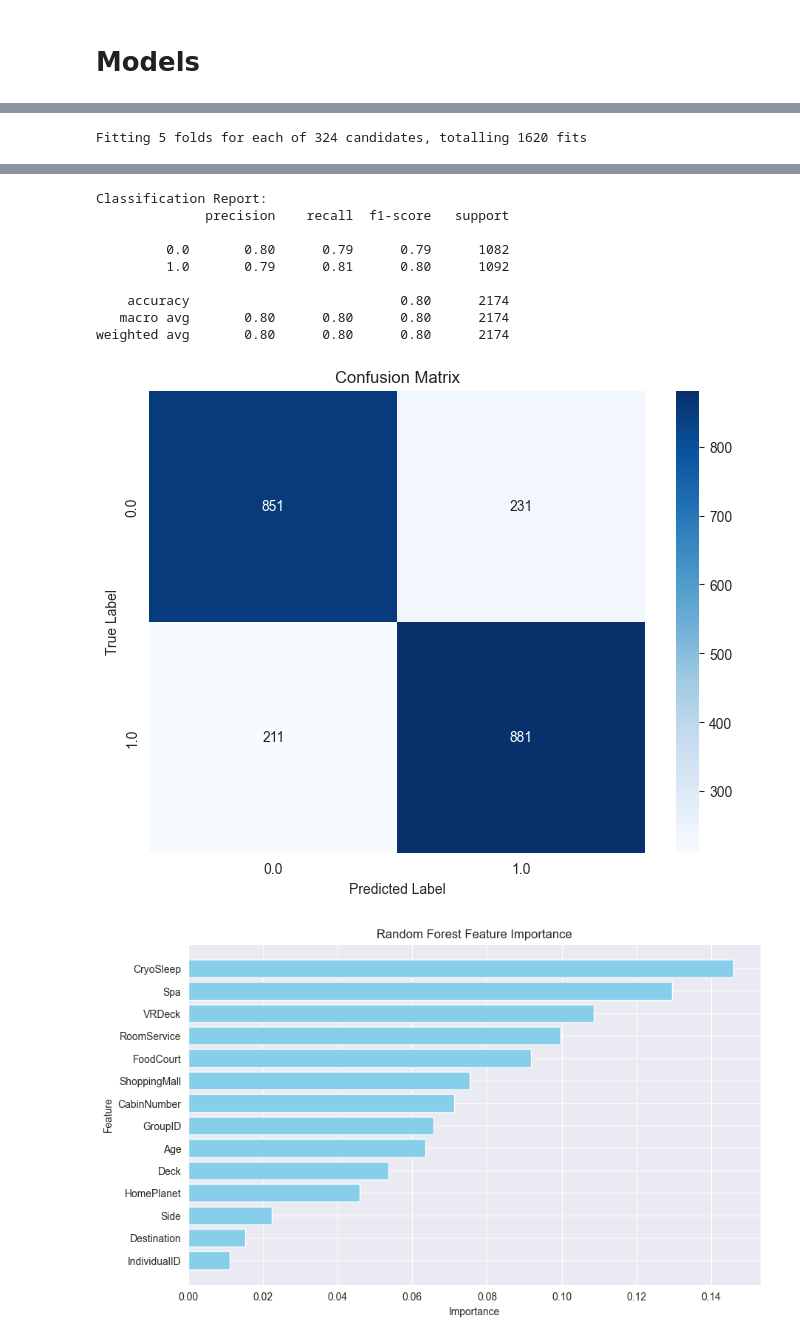
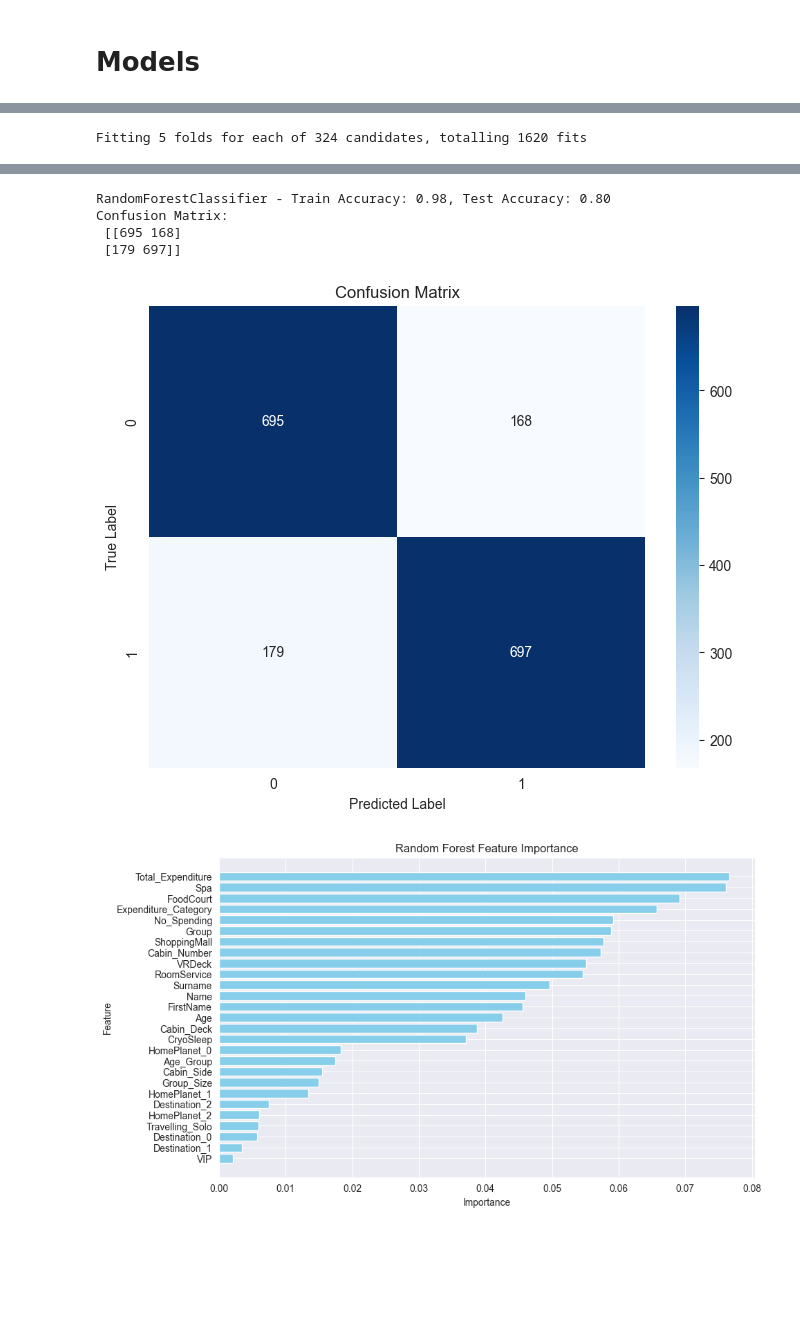
Before and after one commit to shamisolchikamhi/Titanic-Spaceship, a Jupyter notebook: detailed_titan_spaceship.ipynb, the cells around one changed output, grey strips where cells are left out. Cells and saved outputs as stored; diff of their text form; code cells hidden in the pictures; blank space fills up the shorter version.

```diff
--- a/detailed_titan_spaceship.ipynb
+++ b/detailed_titan_spaceship.ipynb
@@ -361,7 +310,7 @@ The prediction_results function processes a dataset, makes predictions using a t
 5. Format Predictions: Converts numerical predictions to 'True' or 'False' based on a threshold.
 6. Save Results: Saves PassengerId and predictions to a CSV file.
 # %%
-def prediction_results(model, features, data_path='test.csv'):
+def prediction_results(model, test_data, passenger_ids):
     """
     Process the dataset, make predictions using the provided model, and save the results to a CSV file.
 
@@ -372,20 +321,15 @@ def prediction_results(model, features, data_path='test.csv'):
     """
     # Load the dataset
     output_path=f'{type(model).__name__}_predictions.csv'
-    data = pd.read_csv(data_path, dtype={'PassengerId': 'object'})
-    data['Transported'] = False
-    passenger_ids = data['PassengerId']
-    data = preprocess_data(data)
-    data = data.drop(columns=[ 'Transported'])
-    data = data[features]
-    predictions = model.predict(data)
+    predictions = model.predict(test_data)
 
     # Ensure predictions are a 2D array
     if predictions.ndim == 1:
         predictions = predictions.reshape(-1, 1)
 
     # Convert float predictions to 'True' or 'False' if needed
-    if predictions.dtype == np.float32 or predictions.dtype == np.float64:
+    if predictions.dtype == np.float32 or predictions.dtype == np.float64 \
+             or predictions.dtype == np.int64  or predictions.dtype == np.int32:
         predictions = np.where(predictions > 0.5, 'True', 'False')
     # Create a DataFrame with PassengerId and Transported predictions
     output = pd.DataFrame({'PassengerId': passenger_ids, 'Transported': predictions.flatten()})
@@ -398,16 +342,20 @@ Prepare and split the dataset for training a machine learning model.
 2. Check & Preprocess: Handles missing values, feature engineering, and encoding.
 3. Split Data: Splits into features (X) and target (y) and performs a train-test split (80/20).
 # %%
-spaceship_data = pd.read_csv('train.csv', dtype={'PassengerId': 'object'})
-spaceship_data.head()
+train_data = pd.read_csv('train.csv', dtype={'PassengerId': 'object'})
+test_data = pd.read_csv('test.csv', dtype={'PassengerId': 'object'})
+train_data.head()
+passenger_ids = test_data['PassengerId']
+train_data, test_data = preprocess_data(train_df=train_data, test_df =test_data)
 
-check_missing_values(spaceship_data)
-spaceship_data = preprocess_data(spaceship_data)
+target = 'Transported'
+X = train_data.drop(columns=[target])
+y = train_data[target].replace({True: 1, False: 0})
 
-# Split the dataset into features and target
-X = spaceship_data.drop(columns=[ 'Transported'])
-y = spaceship_data['Transported']
-
-X_train, X_test, y_train, y_test = train_test_split(X, y, test_size=0.25, random_state=42)
-X_train, X_test = feature_selection_with_lasso(X_train, y_train, X_test)
+X, test_data = scale_data(X, test_data)
+ # Convert True/False columns to 0/1
+bool_cols = X.select_dtypes(include="bool").columns
+X[bool_cols] = X[bool_cols].astype(int)
+test_data[bool_cols] = test_data[bool_cols].astype(int)
+X_train, X_test, y_train, y_test = train_test_split(X, y, test_size=0.2, random_state=0)
 # %% [output]
@@ -467,7 +410,7 @@ best_params = grid_search.best_params_
 random_forrest = grid_search.best_estimator_
 
 y_pred_best = random_forrest.predict(X_test)
-evaluate_model(model = random_forrest, X_test = X_test, y_test = y_test)
+evaluate_model(model = random_forrest, X_test = X_test, y_test = y_test, y_train=y_train, X_train = X_train)
 
 # feature importance
 # Extract feature importances
@@ -486,7 +429,7 @@ plt.title('Random Forest Feature Importance')
 plt.gca().invert_yaxis()  # Invert y-axis to show the most important feature on top
 plt.show()
 
-prediction_results(model=random_forrest, features = X_train.columns)
+prediction_results(model=random_forrest, test_data = test_data, passenger_ids=passenger_ids)
 # %% [output]
 Fitting 5 folds for each of 324 candidates, totalling 1620 fits
 540 fits failed out of a total of 1620.
@@ -508,12 +451,7 @@ Traceback (most recent call last):
   warnings.warn(
-Classification Report:
-              precision    recall  f1-score   support
-
-         0.0       0.80      0.79      0.79      1082
-         1.0       0.79      0.81      0.80      1092
-
-    accuracy                           0.80      2174
-   macro avg       0.80      0.80      0.80      2174
-weighted avg       0.80      0.80      0.80      2174
+RandomForestClassifier - Train Accuracy: 0.98, Test Accuracy: 0.80
+Confusion Matrix:
+ [[695 168]
+ [179 697]]
-[figure, old version]
+[figure, new version]
-[figure, old version]
+[figure, new version]
```
Also changed, not shown: parts of 21 cells of this notebook, 1 other file.
